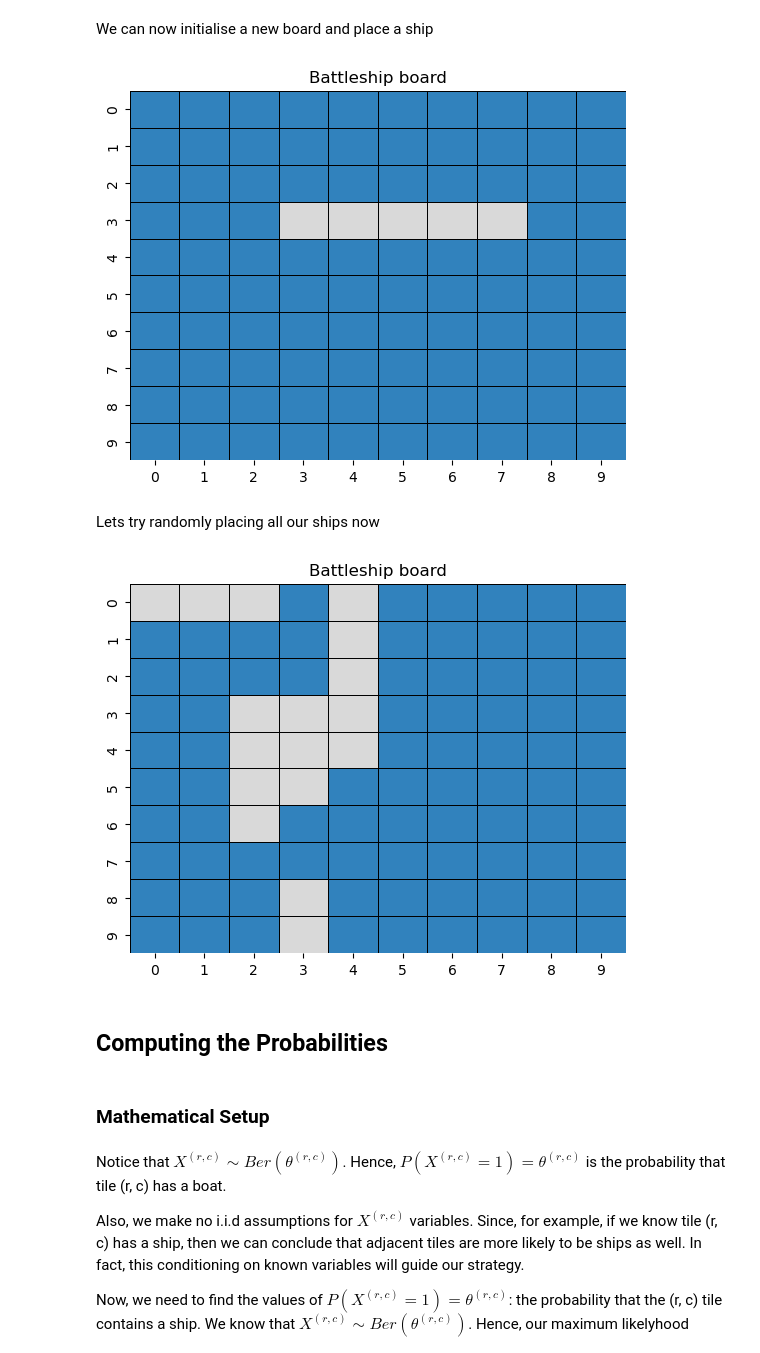
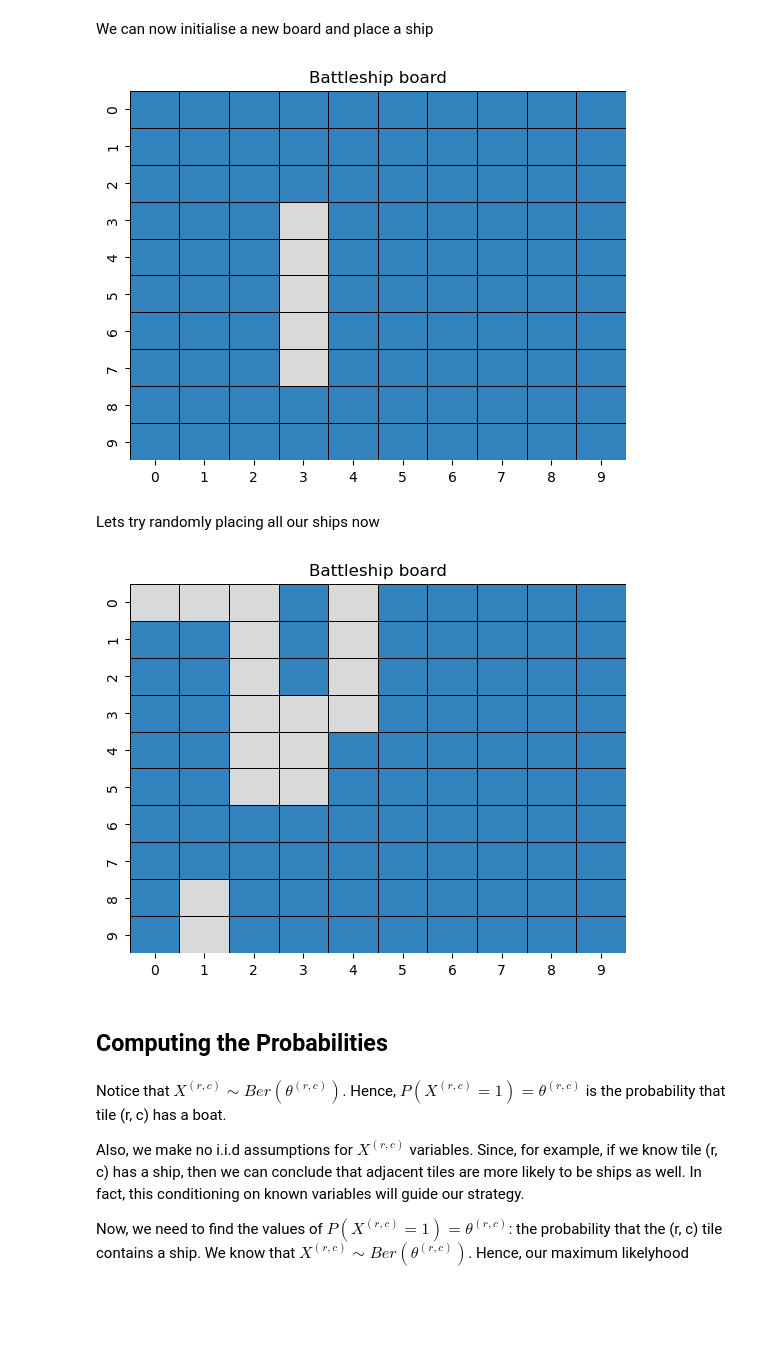
Before and after one commit to damienbose/battleship_analysis, a Jupyter notebook: battleship.ipynb, the cells around one changed output. Saved outputs shown, nothing was run; the diff lists cells and outputs as text; code cells hidden in the pictures; blank space fills up the shorter version.

```diff
--- a/battleship.ipynb
+++ b/battleship.ipynb
@@ -106,32 +115,39 @@ class Board:
 We then have 5 types of ships: Carried, Battleship, Cruiser, Submarine and Destroyer. These have length 5, 4, 3, 3 and 2 respectively.
 # %%
 class Ship:
-    def __init__(self, name, length):
+    def __init__(self, name, length, row=None, col=None, is_vert=None):
         self.name = name
         self.length = length
+        self.row, self.col = row, col
+        self.is_vert = is_vert
+
+    def set_orientation(self, is_vert):
+        self.is_vert = is_vert
+
+    def set_location(self, row, col):
+        self.row, self.col = row, col
 
 ships = [Ship("Carrier", 5), Ship("Battleship", 4), Ship("Cruiser", 3), Ship("Submarine", 3), Ship("Destroyer", 2)]
 # %% [markdown]
 We can now initialise a new board and place a ship
 # %%
-test_board = Board()
+test_board = Board(ships)
 
 # Lets place the Carrier at row 3, col 3
-test_board.place_ship(ships[0], False, 3, 3)
+ship = Ship("Carrier", length=5, row=3, col=3, is_vert=True)
+test_board.place_ship(ship)
 plot_board(test_board)
 # %% [output]
-[figure, old version]
+[figure, new version]
 # %% [markdown]
 Lets try randomly placing all our ships now
 # %%
-test_board.generate_random_board(ships) # note this function resets the board
+test_board.generate_random_board() # note this function resets the board
 plot_board(test_board)
 # %% [output]
-[figure, old version]
+[figure, new version]
 # %% [markdown]
 ## Computing the Probabilities
-# %% [markdown]
-### Mathematical Setup
 # %% [markdown]
 Notice that $X^{(r, c)} \sim Ber(\theta^{(r, c)})$. Hence, $P(X^{(r,c)} = 1) = \theta^{(r, c)}$ is the probability that tile (r, c) has a boat.
 
```
Also changed, not shown: parts of 28 cells of this notebook.
